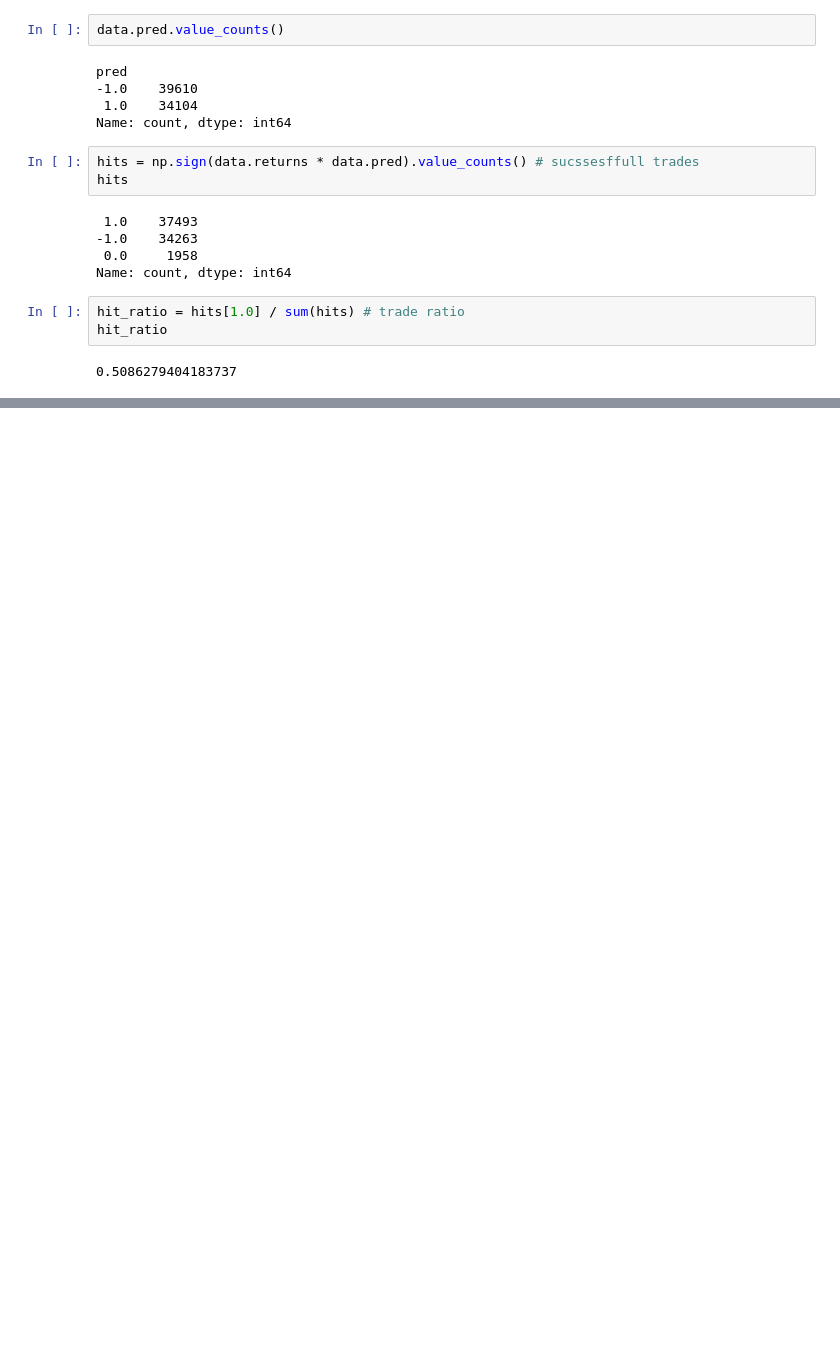
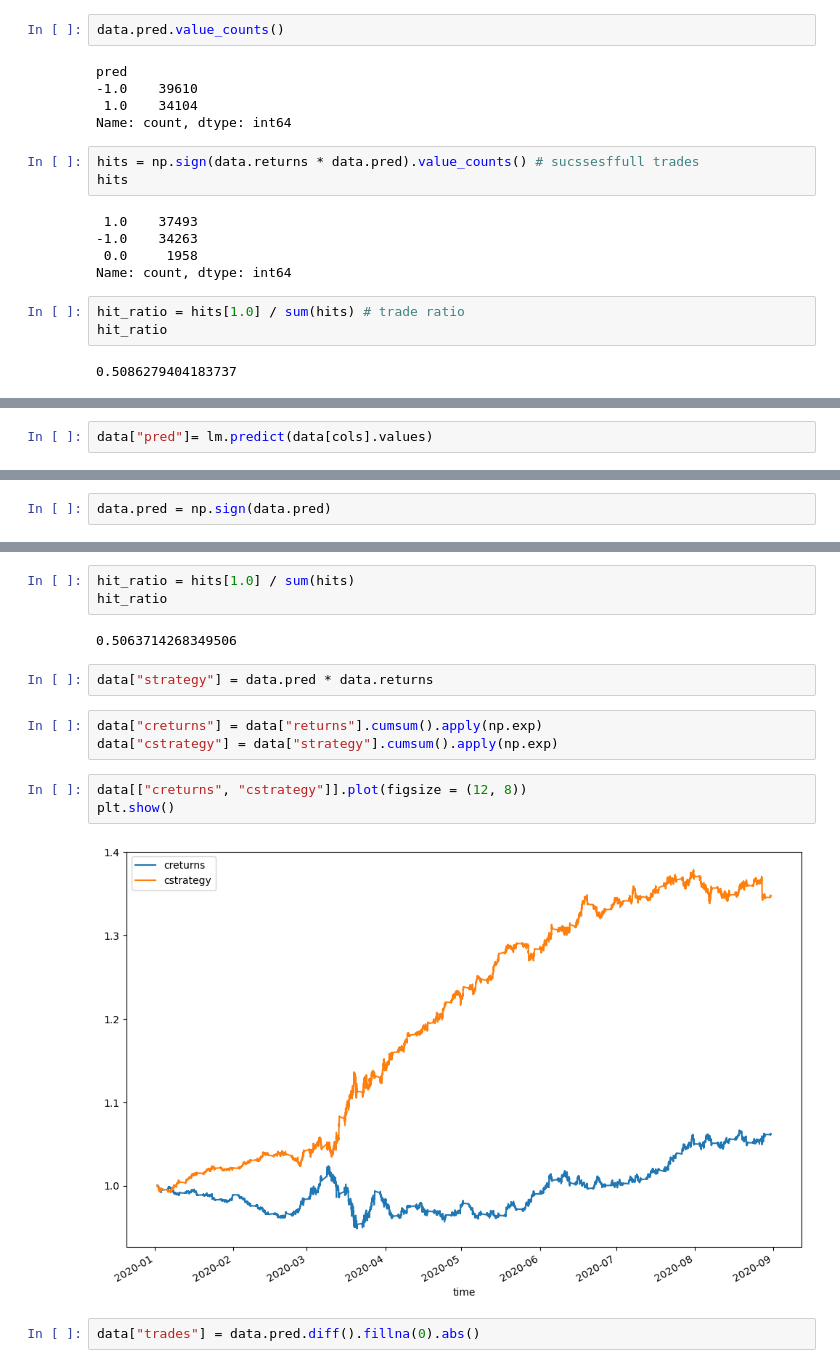
Before and after one commit to apasvenskas/Python-practice-with-financial-data, a Jupyter notebook: Testing/Linear_Regresion.ipynb, the cells around one changed output, grey strips where cells are left out. Saved outputs shown, nothing was run; the diff lists cells and outputs as text; blank space fills up the shorter version.

```diff
--- a/Testing/Linear_Regresion.ipynb
+++ b/Testing/Linear_Regresion.ipynb
@@ -279,0 +386,2 @@ hit_ratio
+# %%
+data["pred"]= lm.predict(data[cols].values)
@@ -279,0 +405,2 @@ hit_ratio
+# %%
+data.pred = np.sign(data.pred)
@@ -279,0 +423,17 @@ hit_ratio
+# %%
+hit_ratio = hits[1.0] / sum(hits)
+hit_ratio
+# %% [output]
+0.5063714268349506
+# %%
+data["strategy"] = data.pred * data.returns
+# %%
+data["creturns"] = data["returns"].cumsum().apply(np.exp)
+data["cstrategy"] = data["strategy"].cumsum().apply(np.exp)
+# %%
+data[["creturns", "cstrategy"]].plot(figsize = (12, 8))
+plt.show()
+# %% [output]
+[figure, added]
+# %%
+data["trades"] = data.pred.diff().fillna(0).abs()
```
Also changed, not shown: parts of 21 cells of this notebook, 1 other file.
